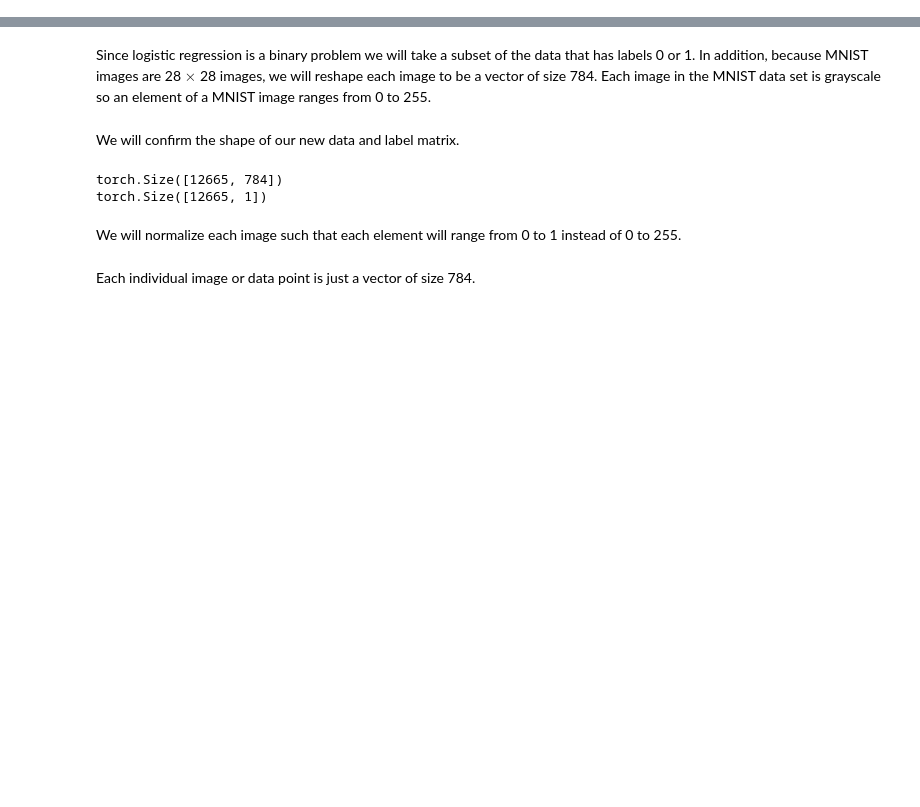
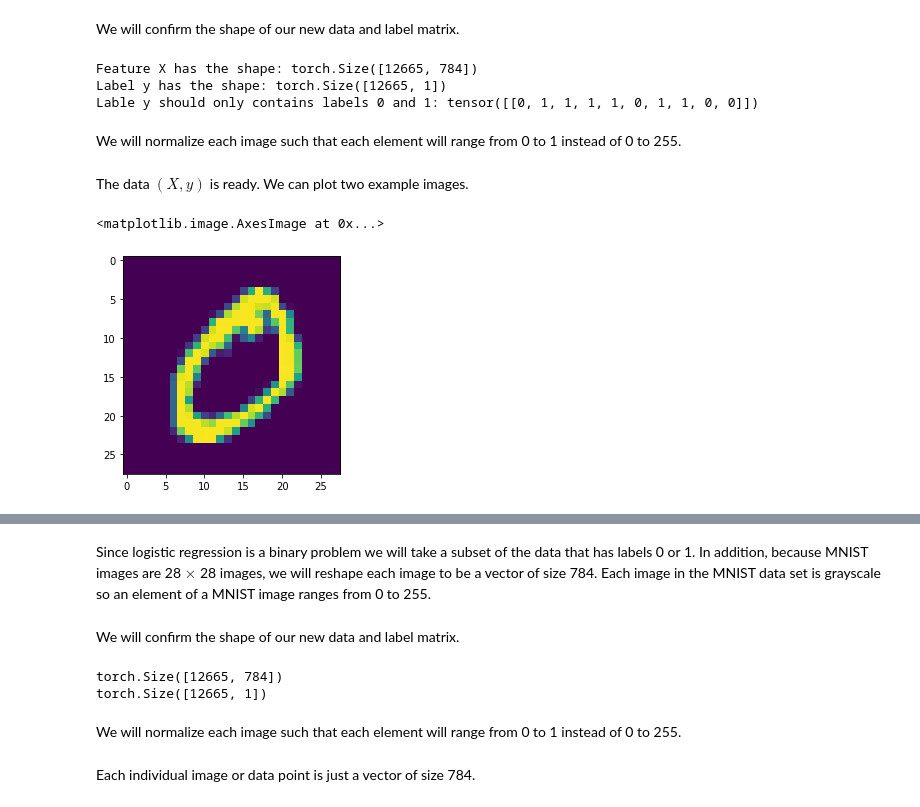
Before and after one commit to Bluefog-Lib/bluefog-tutorial, a Jupyter notebook: Section 3/Sec-3.6-Decentralized-stochastic-gradient-descent.ipynb, the cells around one changed output, grey strips where cells are left out. Cells and saved outputs as stored; diff of their text form; code cells hidden in the pictures; blank space fills up the shorter version.

```diff
--- a/Section 3/Sec-3.6-Decentralized-stochastic-gradient-descent.ipynb
+++ b/Section 3/Sec-3.6-Decentralized-stochastic-gradient-descent.ipynb
@@ -101,0 +136,6 @@ dview.block=True
+# %%
+# Load the MNIST dataset.
+
+from torchvision import datasets
+
+dataset = datasets.MNIST('./data', train=True, download=True)
@@ -101,0 +144,25 @@ dview.block=True
+# %%
+idx = (dataset.targets==0) | (dataset.targets==1)
+X = dataset.data[idx].view(dataset.data[idx].shape[0], -1)
+y = dataset.targets[idx][:, None]
+# %% [markdown]
+We will confirm the shape of our new data and label matrix.
+# %%
+print('Feature X has the shape:', X.shape)
+print('Label y has the shape:', y.shape)
+print('Lable y should only contains labels 0 and 1:', y[:10].t())
+# %% [output]
+Feature X has the shape: torch.Size([12665, 784])
+Label y has the shape: torch.Size([12665, 1])
+Lable y should only contains labels 0 and 1: tensor([[0, 1, 1, 1, 1, 0, 1, 1, 0, 0]])
+# %% [markdown]
+We will normalize each image such that each element will range from 0 to 1 instead of 0 to 255.
+# %%
+X = X / 255.
+# %% [markdown]
+The data $(X,y)$ is ready. We can plot two example images.
+# %%
+plt.imshow(X[0, :].view(28,28))
+# %% [output]
+<matplotlib.image.AxesImage at 0x...>
+[figure, added]
```
Also changed, not shown: parts of 13 cells of this notebook.
